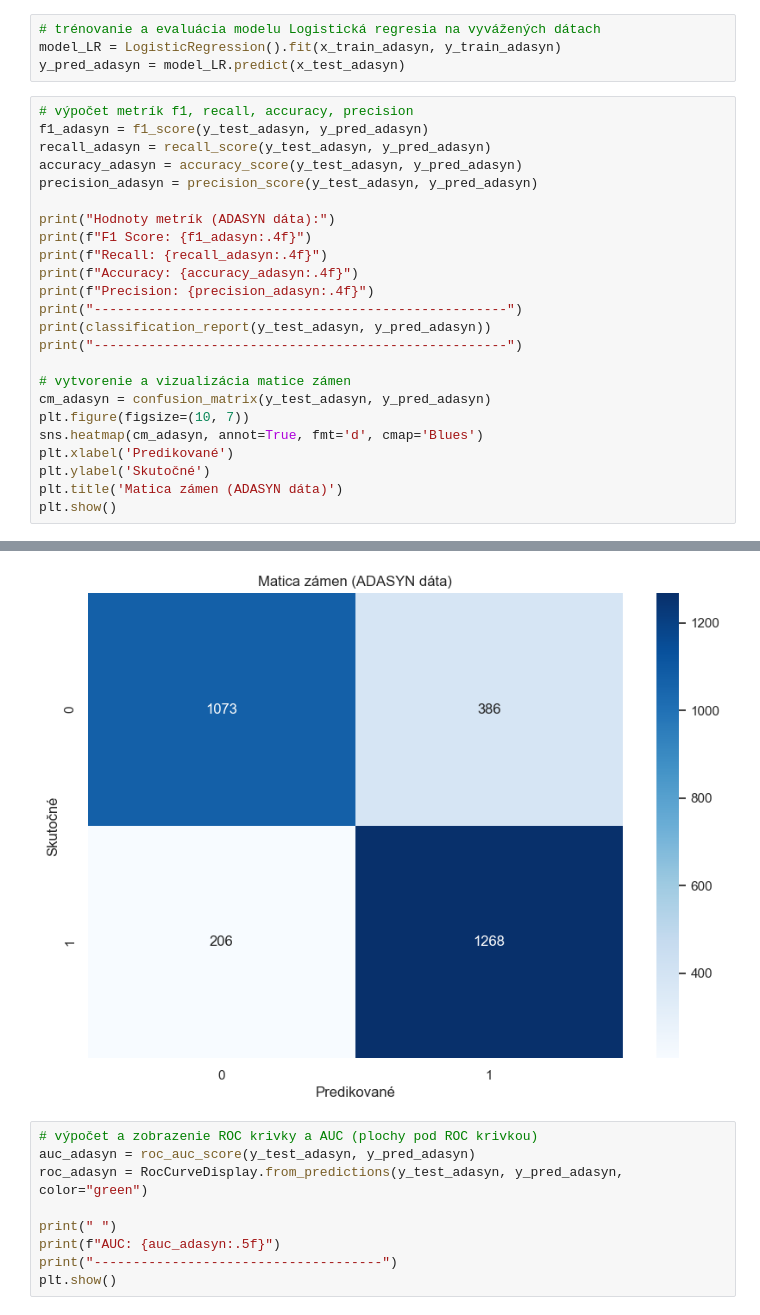
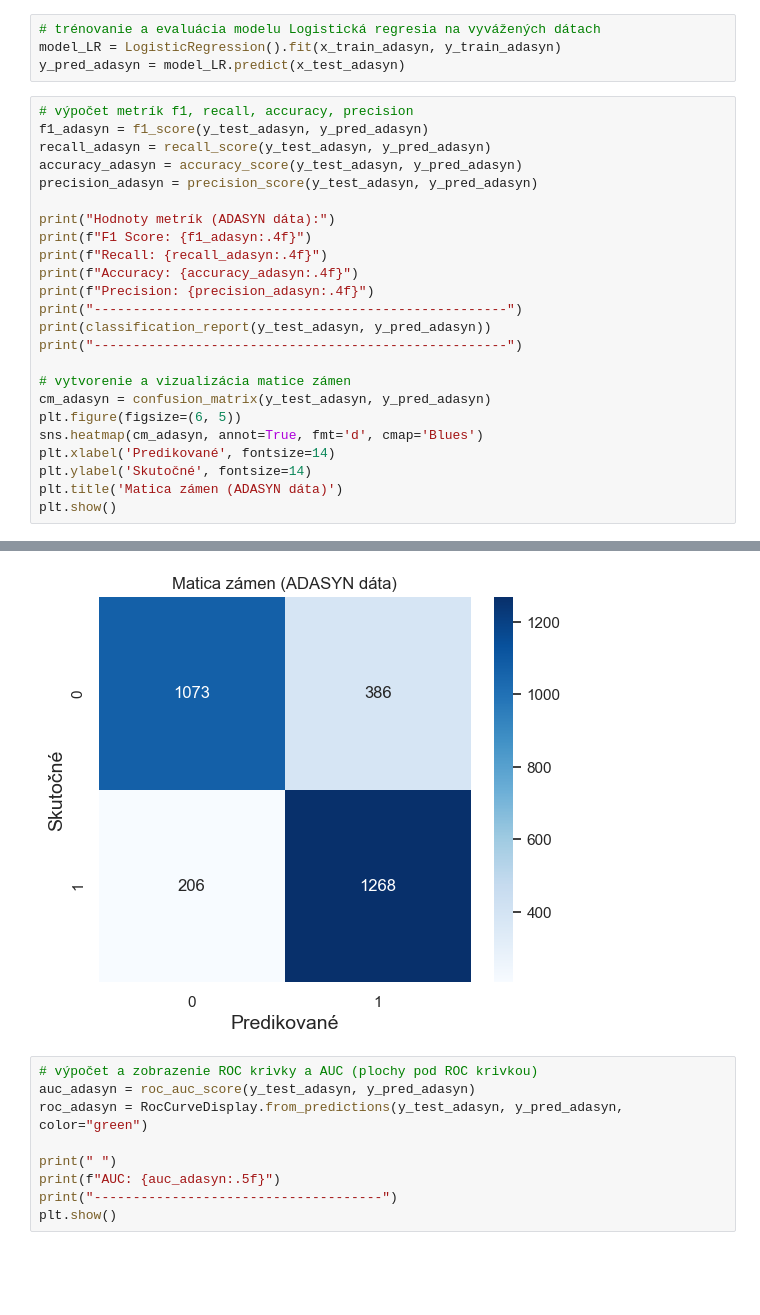
Before and after one commit to vs569ad/vs569ad-1, a Jupyter notebook: LR_AP_vylepšene.ipynb, the cells around one changed output, grey strips where cells are left out. Cells and saved outputs as stored; diff of their text form; blank space fills up the shorter version.

```diff
--- a/LR_AP_vylepšene.ipynb
+++ b/LR_AP_vylepšene.ipynb
@@ -288,37 +288,37 @@ print("Hodnoty metrík (ADASYN dáta):")
 print(f"F1 Score: {f1_adasyn:.4f}")
 print(f"Recall: {recall_adasyn:.4f}")
 print(f"Accuracy: {accuracy_adasyn:.4f}")
 print(f"Precision: {precision_adasyn:.4f}")
 print("-----------------------------------------------------")
 print(classification_report(y_test_adasyn, y_pred_adasyn))
 print("-----------------------------------------------------")
 
 # vytvorenie a vizualizácia matice zámen
 cm_adasyn = confusion_matrix(y_test_adasyn, y_pred_adasyn)
-plt.figure(figsize=(10, 7))
+plt.figure(figsize=(6, 5))
 sns.heatmap(cm_adasyn, annot=True, fmt='d', cmap='Blues')
-plt.xlabel('Predikované')
-plt.ylabel('Skutočné')
+plt.xlabel('Predikované', fontsize=14)
+plt.ylabel('Skutočné', fontsize=14)
 plt.title('Matica zámen (ADASYN dáta)')
 plt.show()
 # %% [output]
 Hodnoty metrík (ADASYN dáta):
 F1 Score: 0.8107
 Recall: 0.8602
 Accuracy: 0.7982
 Precision: 0.7666
 -----------------------------------------------------
               precision    recall  f1-score   support
 
            0       0.84      0.74      0.78      1459
            1       0.77      0.86      0.81      1474
 
     accuracy                           0.80      2933
    macro avg       0.80      0.80      0.80      2933
 weighted avg       0.80      0.80      0.80      2933
 
 -----------------------------------------------------
-[figure, old version]
+[figure, new version]
 # %%
 # výpočet a zobrazenie ROC krivky a AUC (plochy pod ROC krivkou)
 auc_adasyn = roc_auc_score(y_test_adasyn, y_pred_adasyn)
```
Also changed, not shown: parts of 1 cell of this notebook, 10 other files.
